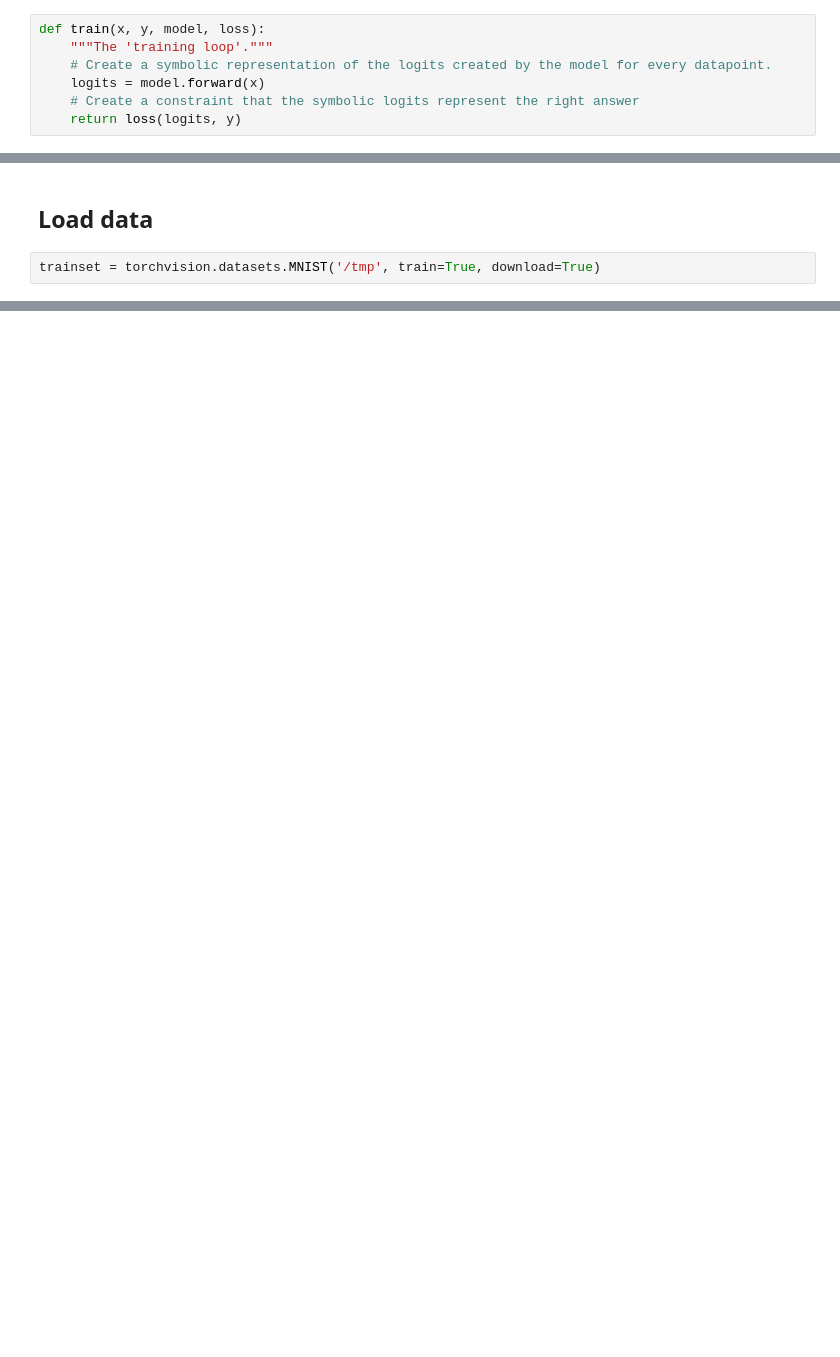
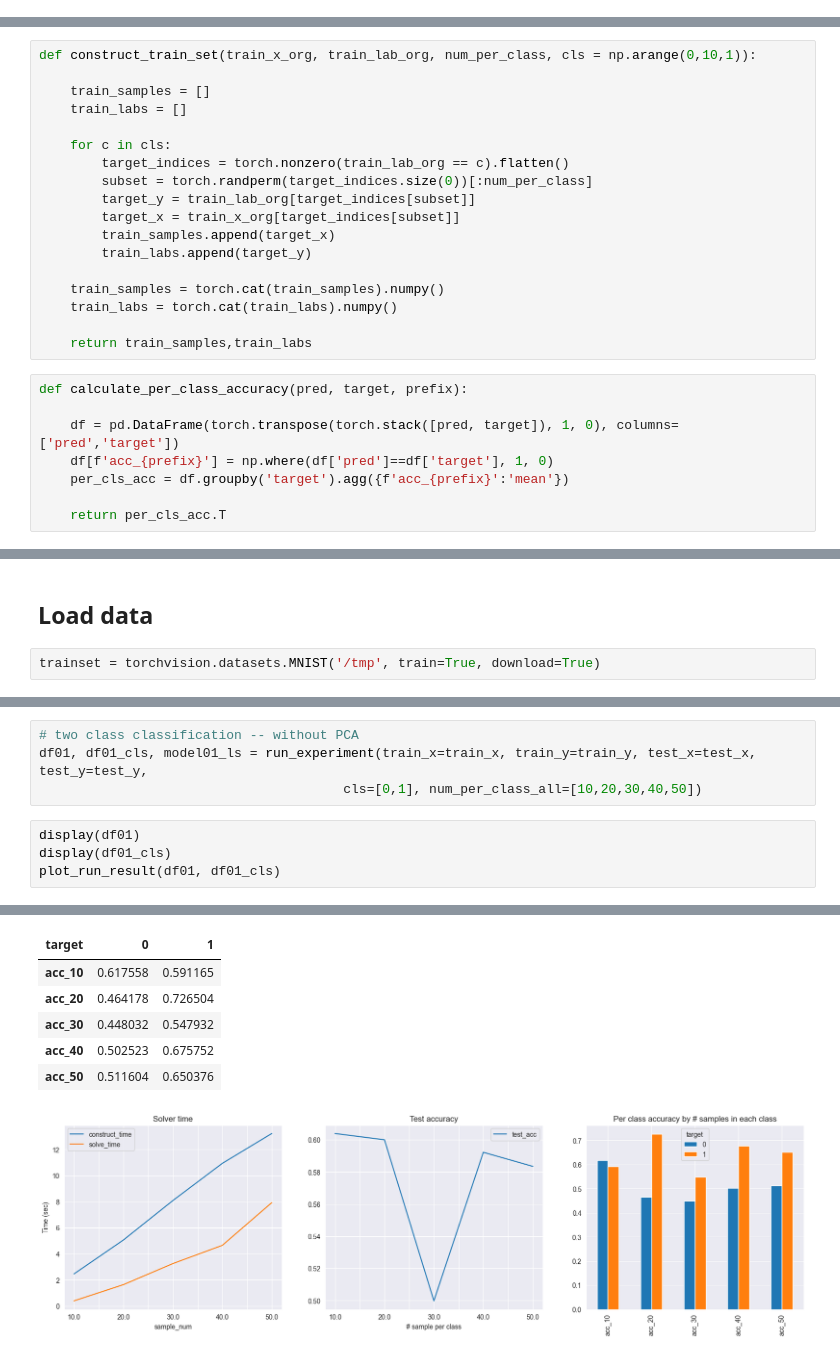
Before and after one commit to blester125/csc2180-project, a Jupyter notebook: notebooks/SATML_data_run.ipynb, the cells around one changed output, grey strips where cells are left out. Drawn from its saved outputs; the diff is of its cells as text; blank space fills up the shorter version.

Commit message:
mnist data run

```diff
--- a/notebooks/SATML_data_run.ipynb
+++ b/notebooks/SATML_data_run.ipynb
@@ -160,7 +0,0 @@ class z3MLP(z3MultiClassLinear):
-# %%
-def train(x, y, model, loss):
-    """The 'training loop'."""
-    # Create a symbolic representation of the logits created by the model for every datapoint.
-    logits = model.forward(x)
-    # Create a constraint that the symbolic logits represent the right answer
-    return loss(logits, y)
@@ -212,0 +53,26 @@ def construct_train_set(train_x_org, train_lab_org, num_per_class, cls = np.aran
+# %%
+def construct_train_set(train_x_org, train_lab_org, num_per_class, cls = np.arange(0,10,1)):
+
+    train_samples = []
+    train_labs = []
+
+    for c in cls:
+        target_indices = torch.nonzero(train_lab_org == c).flatten()
+        subset = torch.randperm(target_indices.size(0))[:num_per_class]
+        target_y = train_lab_org[target_indices[subset]]
+        target_x = train_x_org[target_indices[subset]]
+        train_samples.append(target_x)
+        train_labs.append(target_y)
+
+    train_samples = torch.cat(train_samples).numpy()
+    train_labs = torch.cat(train_labs).numpy()
+
+    return train_samples,train_labs
+# %%
+def calculate_per_class_accuracy(pred, target, prefix):
+
+    df = pd.DataFrame(torch.transpose(torch.stack([pred, target]), 1, 0), columns=['pred','target'])
+    df[f'acc_{prefix}'] = np.where(df['pred']==df['target'], 1, 0)
+    per_cls_acc = df.groupby('target').agg({f'acc_{prefix}':'mean'})
+
+    return per_cls_acc.T
@@ -659,0 +230,9 @@ plt.scatter(x_sample[y_sample==0][:,0], x_sample[y_sample==0][:,1], color='blue'
+# %%
+# two class classification -- without PCA
+df01, df01_cls, model01_ls = run_experiment(train_x=train_x, train_y=train_y, test_x=test_x, test_y=test_y,
+                                       cls=[0,1], num_per_class_all=[10,20,30,40,50])
+# %%
+display(df01)
+display(df01_cls)
+plot_run_result(df01, df01_cls)
+# %% [output]
@@ -659,0 +246,7 @@ plt.scatter(x_sample[y_sample==0][:,0], x_sample[y_sample==0][:,1], color='blue'
+| target | 0 | 1 |
+| acc_10 | 0.617558 | 0.591165 |
+| acc_20 | 0.464178 | 0.726504 |
+| acc_30 | 0.448032 | 0.547932 |
+| acc_40 | 0.502523 | 0.675752 |
+| acc_50 | 0.511604 | 0.650376 |
+[figure, added]
```
Also changed, not shown: parts of 84 cells of this notebook, 3 other files.
